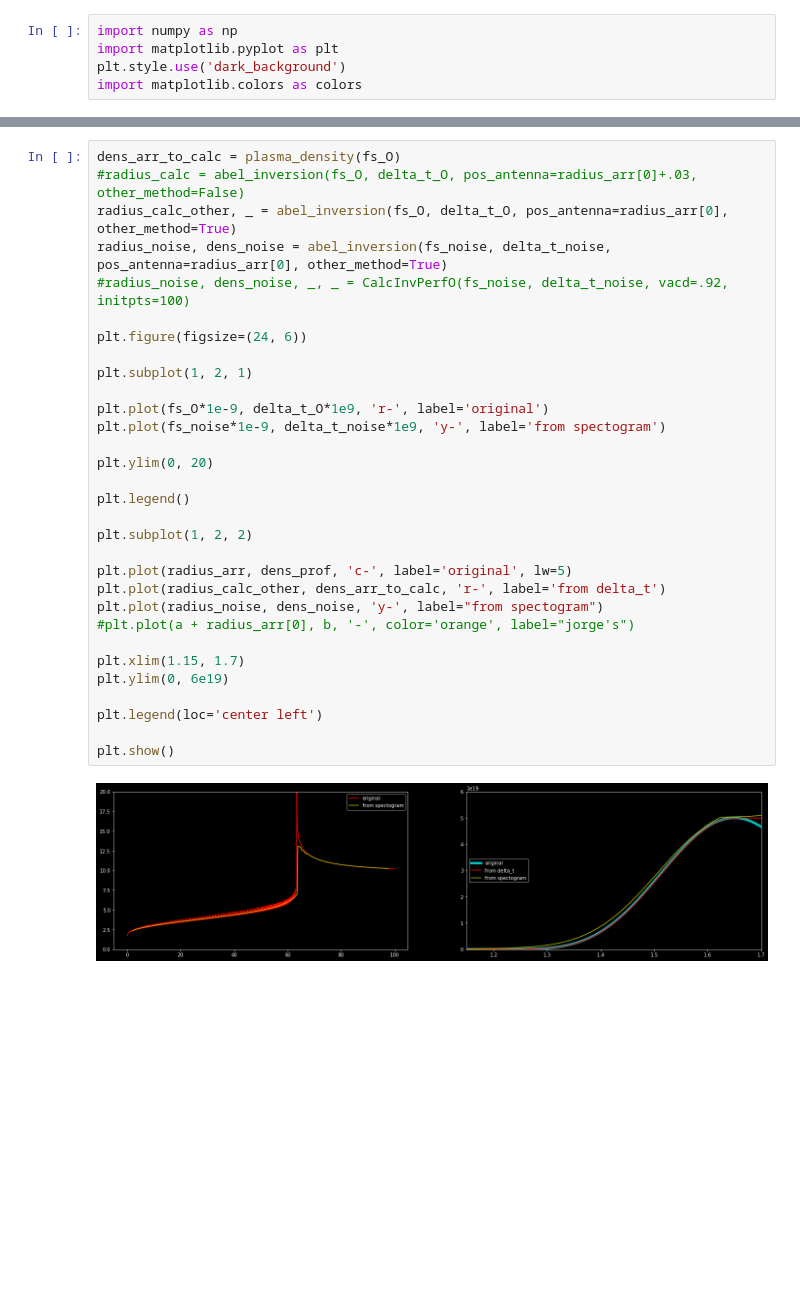
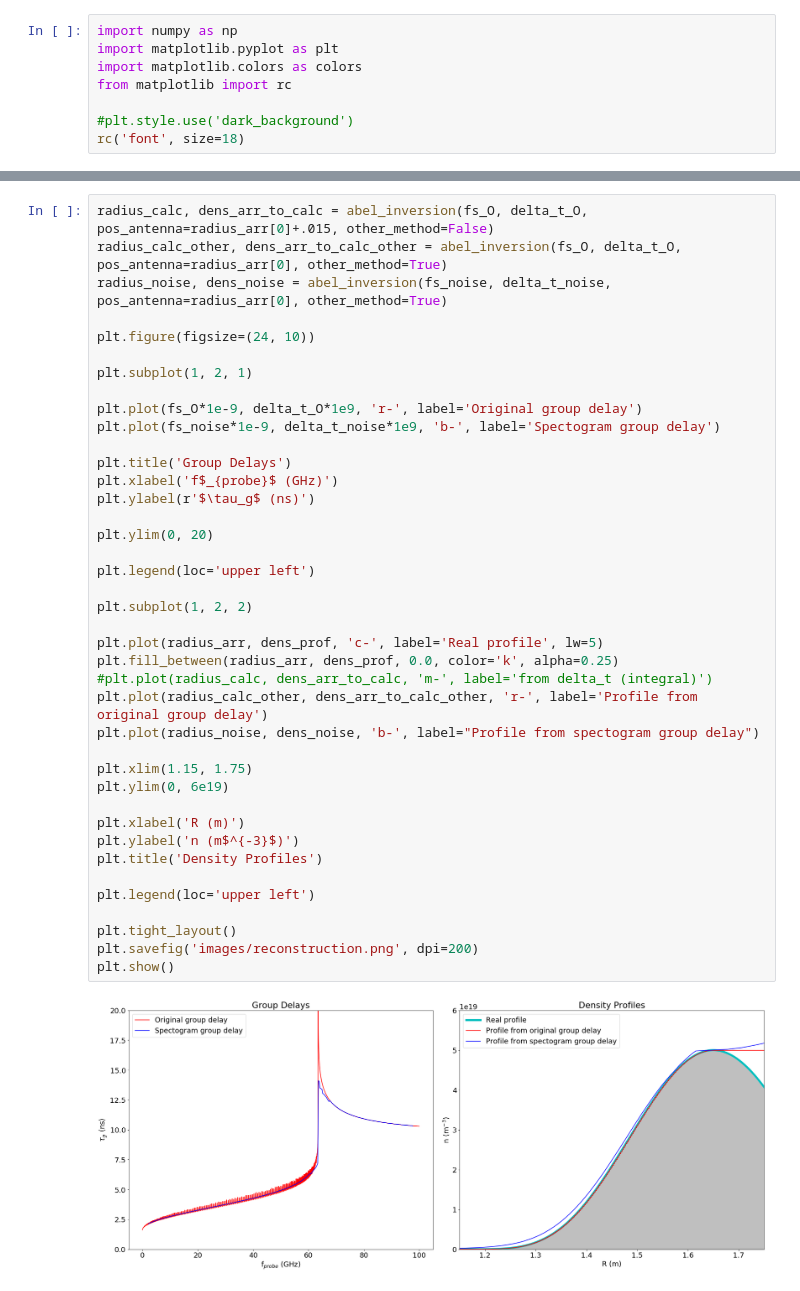
Before and after one commit to OpenReflectometry/scikit-reflectometry, a Jupyter notebook: notebooks/algorithm_step_by_step.ipynb, the cells around one changed output, grey strips where cells are left out. Saved outputs shown, nothing was run; the diff lists cells and outputs as text; blank space fills up the shorter version.

```diff
--- a/notebooks/algorithm_step_by_step.ipynb
+++ b/notebooks/algorithm_step_by_step.ipynb
@@ -7,8 +11,11 @@ sys.path.append('..')
 # %%
 import numpy as np
 import matplotlib.pyplot as plt
-plt.style.use('dark_background')
 import matplotlib.colors as colors
+from matplotlib import rc
+
+#plt.style.use('dark_background')
+rc('font', size=18)
 # %%
 from skreflectometry.mode_O import refraction_index_O, refractive_matrix_O, cutoff_freq_O, abel_inversion, CalcInvPerfO
 from skreflectometry.mode_X import refraction_index_X, refractive_matrix_X, cutoff_freq_X
@@ -294,33 +212,42 @@ plt.show()
 # %%
-dens_arr_to_calc = plasma_density(fs_O)
-#radius_calc = abel_inversion(fs_O, delta_t_O, pos_antenna=radius_arr[0]+.03, other_method=False)
-radius_calc_other, _ = abel_inversion(fs_O, delta_t_O, pos_antenna=radius_arr[0], other_method=True)
+radius_calc, dens_arr_to_calc = abel_inversion(fs_O, delta_t_O, pos_antenna=radius_arr[0]+.015, other_method=False)
+radius_calc_other, dens_arr_to_calc_other = abel_inversion(fs_O, delta_t_O, pos_antenna=radius_arr[0], other_method=True)
 radius_noise, dens_noise = abel_inversion(fs_noise, delta_t_noise, pos_antenna=radius_arr[0], other_method=True)
-#radius_noise, dens_noise, _, _ = CalcInvPerfO(fs_noise, delta_t_noise, vacd=.92, initpts=100)
 
-plt.figure(figsize=(24, 6))
+plt.figure(figsize=(24, 10))
 
 plt.subplot(1, 2, 1)
 
-plt.plot(fs_O*1e-9, delta_t_O*1e9, 'r-', label='original')
-plt.plot(fs_noise*1e-9, delta_t_noise*1e9, 'y-', label='from spectogram')
+plt.plot(fs_O*1e-9, delta_t_O*1e9, 'r-', label='Original group delay')
+plt.plot(fs_noise*1e-9, delta_t_noise*1e9, 'b-', label='Spectogram group delay')
+
+plt.title('Group Delays')
+plt.xlabel('f$_{probe}$ (GHz)')
+plt.ylabel(r'$\tau_g$ (ns)')
 
 plt.ylim(0, 20)
 
-plt.legend()
+plt.legend(loc='upper left')
 
 plt.subplot(1, 2, 2)
 
-plt.plot(radius_arr, dens_prof, 'c-', label='original', lw=5)
-plt.plot(radius_calc_other, dens_arr_to_calc, 'r-', label='from delta_t')
-plt.plot(radius_noise, dens_noise, 'y-', label="from spectogram")
-#plt.plot(a + radius_arr[0], b, '-', color='orange', label="jorge's")
+plt.plot(radius_arr, dens_prof, 'c-', label='Real profile', lw=5)
+plt.fill_between(radius_arr, dens_prof, 0.0, color='k', alpha=0.25)
+#plt.plot(radius_calc, dens_arr_to_calc, 'm-', label='from delta_t (integral)')
+plt.plot(radius_calc_other, dens_arr_to_calc_other, 'r-', label='Profile from original group delay')
+plt.plot(radius_noise, dens_noise, 'b-', label="Profile from spectogram group delay")
 
-plt.xlim(1.15, 1.7)
+plt.xlim(1.15, 1.75)
 plt.ylim(0, 6e19)
 
-plt.legend(loc='center left')
+plt.xlabel('R (m)')
+plt.ylabel('n (m$^{-3}$)')
+plt.title('Density Profiles')
 
+plt.legend(loc='upper left')
+
+plt.tight_layout()
+plt.savefig('images/reconstruction.png', dpi=200)
 plt.show()
 # %% [output]
-[figure, old version]
+[figure, new version]
```
Also changed, not shown: parts of 11 cells of this notebook, 7 other files.
